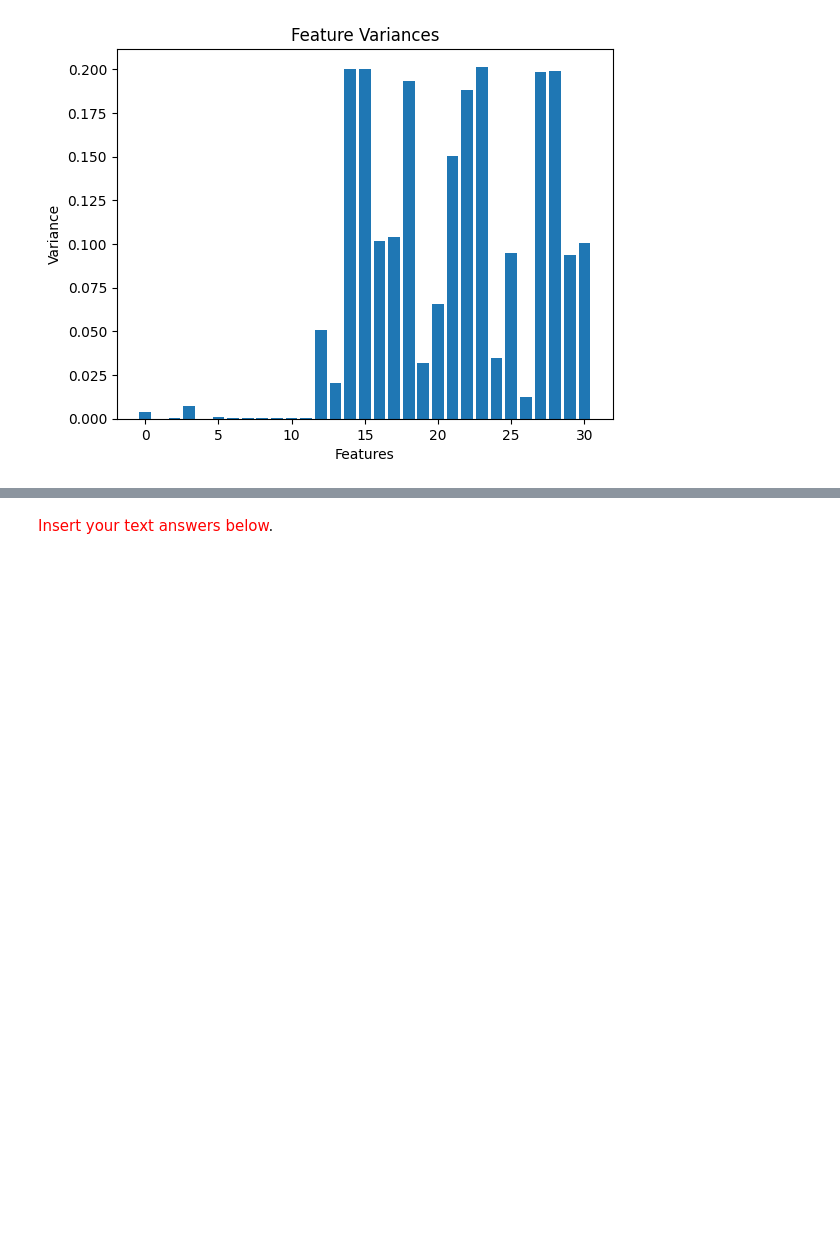
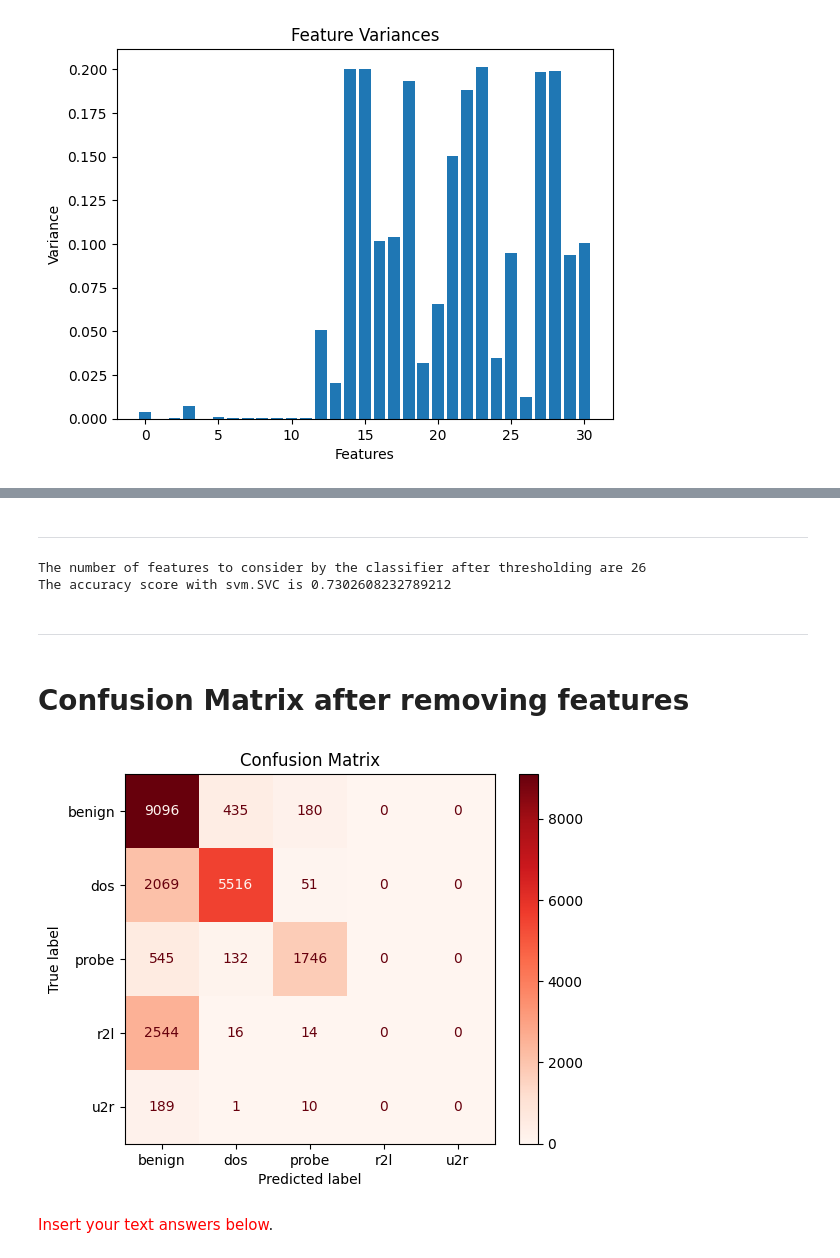
Before and after one commit to SajinMohamedPe/Introduction-to-Data-Engineering-and-Machine-Learning, a Jupyter notebook: Activity4_IDNumber.ipynb, the cells around one changed output, grey strips where cells are left out. Drawn from its saved outputs; the diff is of its cells as text; code cells hidden in the pictures; blank space fills up the shorter version.

```diff
--- a/Activity4_IDNumber.ipynb
+++ b/Activity4_IDNumber.ipynb
@@ -213,8 +218,9 @@ import numpy as np
 
 ####################################
 # Your code here
+# using min max scaler for applying variance thresholding
 min_max_scaler = MinMaxScaler()
-min_max_scaler.fit(train_X)
+scaled_train_X = min_max_scaler.fit(train_X)
 scaled_train_X = min_max_scaler.transform(train_X)
 # calculate variances of all the features in the data in order to remove those with less variance
 variances = np.var(scaled_train_X, axis=0)
@@ -280,0 +274,25 @@ The accuracy score with svm.SVC is 0.5506121362668559
+# %% [markdown]
+-------------
+# %%
+threshold = 0.00015 # threshold value of .00015 chosen to remove 5 features which doesn't reduce the accuracy over 2 decimal places
+sel = VarianceThreshold(threshold)
+# This ensures that both datasets have the same scaling and feature selection transformations applied to them, leading to better model generalization and potentially higher accuracy.
+min_max_scaler = MinMaxScaler()
+min_max_scaled_train_X = min_max_scaler.fit_transform(train_X)
+min_max_scaled_test_X = min_max_scaler.transform(test_X)
+
+thresholded_train_X = sel.fit_transform(min_max_scaled_train_X)
+thresholded_test_X = sel.transform(min_max_scaled_test_X)
+
+print(f"The number of features to consider by the classifier after thresholding are {thresholded_test_X.shape[1]}")
+
+standard_scaled_train_X, standard_scaled_test_X = scaleData(thresholded_train_X, thresholded_test_X)
+
+clf = SVC(kernel='linear')
+clf.fit(standard_scaled_train_X, train_Y)
+y_pred = clf.predict(standard_scaled_test_X)
+
+print("The accuracy score with svm.SVC is", accuracy_score(test_Y, y_pred)) # calculating accuracy
+# %% [output]
+The number of features to consider by the classifier after thresholding are 26
+The accuracy score with svm.SVC is 0.7302608232789212
@@ -281,2 +319,10 @@ The accuracy score with svm.SVC is 0.5506121362668559
+# %% [markdown]
+--------------------
+# %% [markdown]
+# Confusion Matrix after removing features
+# %%
+plotConfusionMatrix(test_Y, y_pred, clf.classes_)
+# %% [output]
+[figure, added]
 # %% [markdown]
 <span style="color:red">Insert your text answers below</span>.
```
Also changed, not shown: parts of 18 cells of this notebook.
